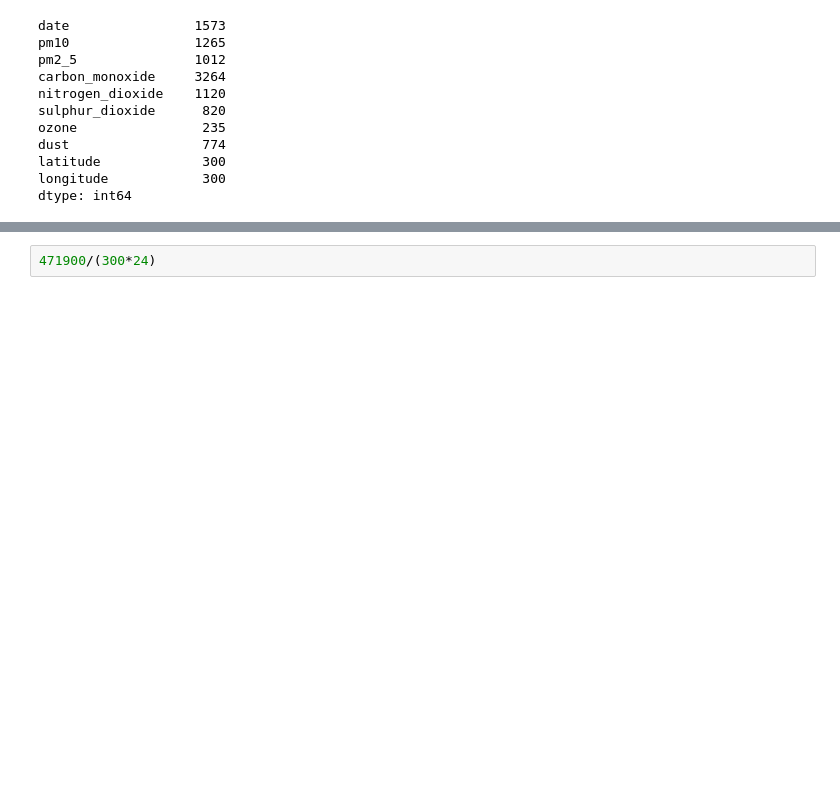
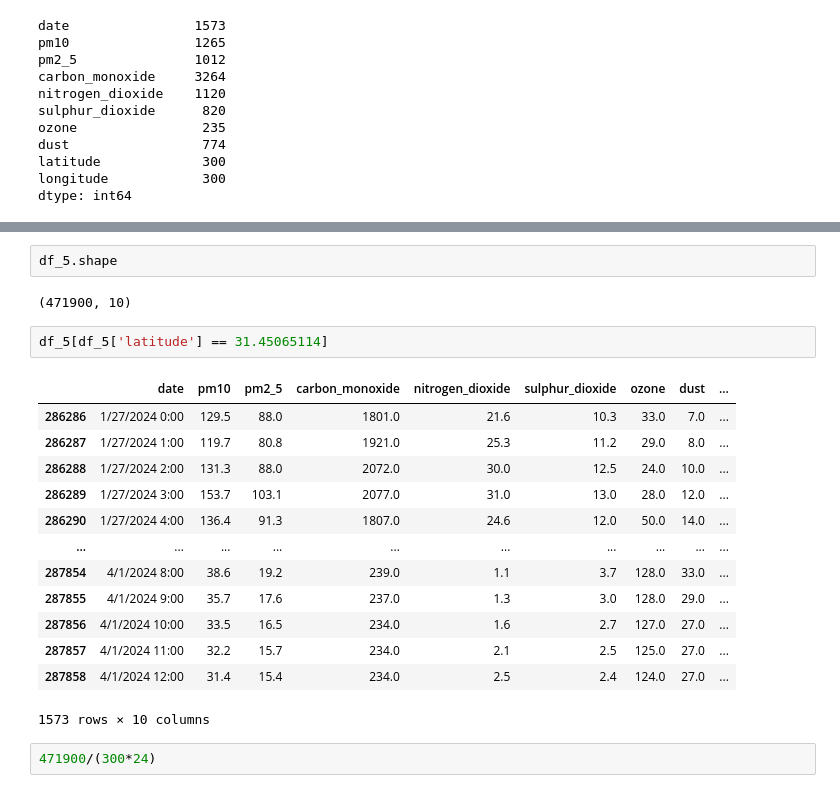
Before and after one commit to timothyafolami/Punjabaoi-Air-Quality-Prediction, a Jupyter notebook: notebook.ipynb, the cells around one changed output, grey strips where cells are left out. Saved outputs shown, nothing was run; the diff lists cells and outputs as text; blank space fills up the shorter version.

```diff
--- a/notebook.ipynb
+++ b/notebook.ipynb
@@ -559,3 +579,23 @@ dtype: int64
+# %%
+df_5.shape
+# %% [output]
+(471900, 10)
+# %%
+df_5[df_5['latitude'] == 31.45065114]
+# %% [output]
+|  | date | pm10 | pm2_5 | carbon_monoxide | nitrogen_dioxide | sulphur_dioxide | ozone | dust | ... |
+| 286286 | 1/27/2024 0:00 | 129.5 | 88.0 | 1801.0 | 21.6 | 10.3 | 33.0 | 7.0 | ... |
+| 286287 | 1/27/2024 1:00 | 119.7 | 80.8 | 1921.0 | 25.3 | 11.2 | 29.0 | 8.0 | ... |
+| 286288 | 1/27/2024 2:00 | 131.3 | 88.0 | 2072.0 | 30.0 | 12.5 | 24.0 | 10.0 | ... |
+| 286289 | 1/27/2024 3:00 | 153.7 | 103.1 | 2077.0 | 31.0 | 13.0 | 28.0 | 12.0 | ... |
+| 286290 | 1/27/2024 4:00 | 136.4 | 91.3 | 1807.0 | 24.6 | 12.0 | 50.0 | 14.0 | ... |
+| ... | ... | ... | ... | ... | ... | ... | ... | ... | ... |
+| 287854 | 4/1/2024 8:00 | 38.6 | 19.2 | 239.0 | 1.1 | 3.7 | 128.0 | 33.0 | ... |
+| 287855 | 4/1/2024 9:00 | 35.7 | 17.6 | 237.0 | 1.3 | 3.0 | 128.0 | 29.0 | ... |
+| 287856 | 4/1/2024 10:00 | 33.5 | 16.5 | 234.0 | 1.6 | 2.7 | 127.0 | 27.0 | ... |
+| 287857 | 4/1/2024 11:00 | 32.2 | 15.7 | 234.0 | 2.1 | 2.5 | 125.0 | 27.0 | ... |
+| 287858 | 4/1/2024 12:00 | 31.4 | 15.4 | 234.0 | 2.5 | 2.4 | 124.0 | 27.0 | ... |
+1573 rows × 10 columns
 # %%
 471900/(300*24)
 # %% [output]
```
Also changed, not shown: parts of 8 cells of this notebook, 3 other files.
